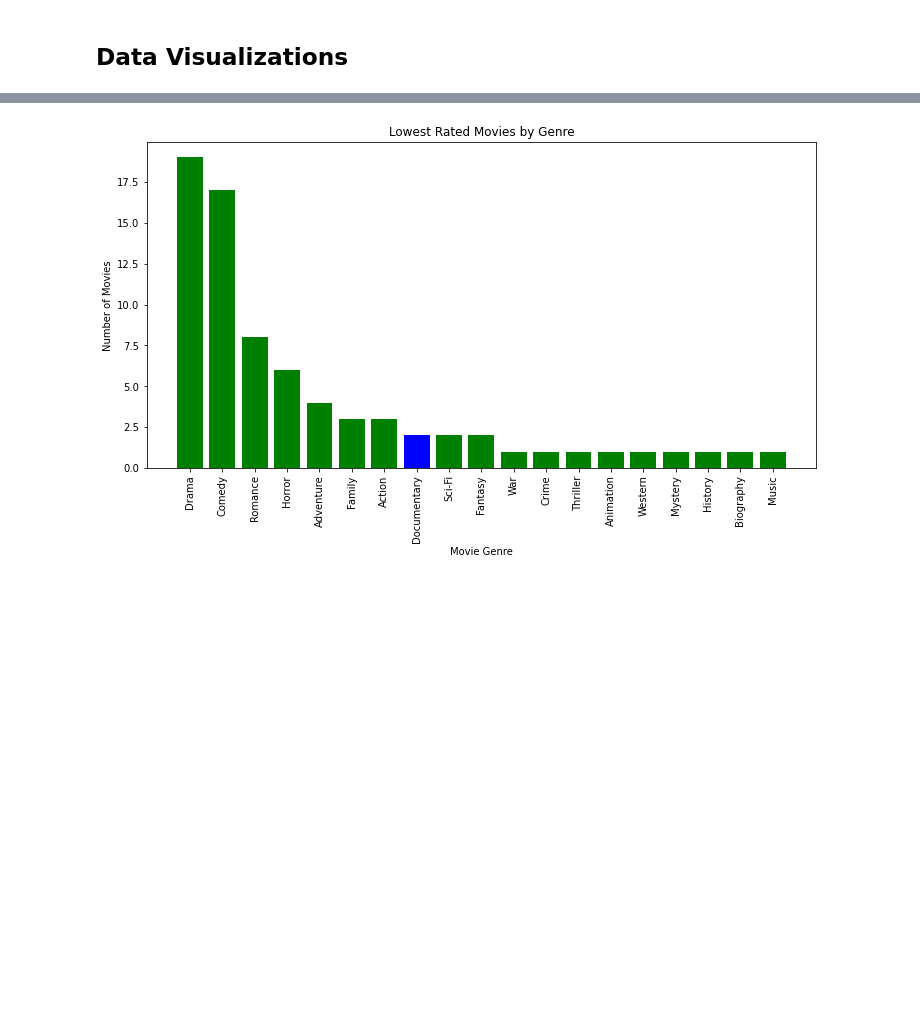
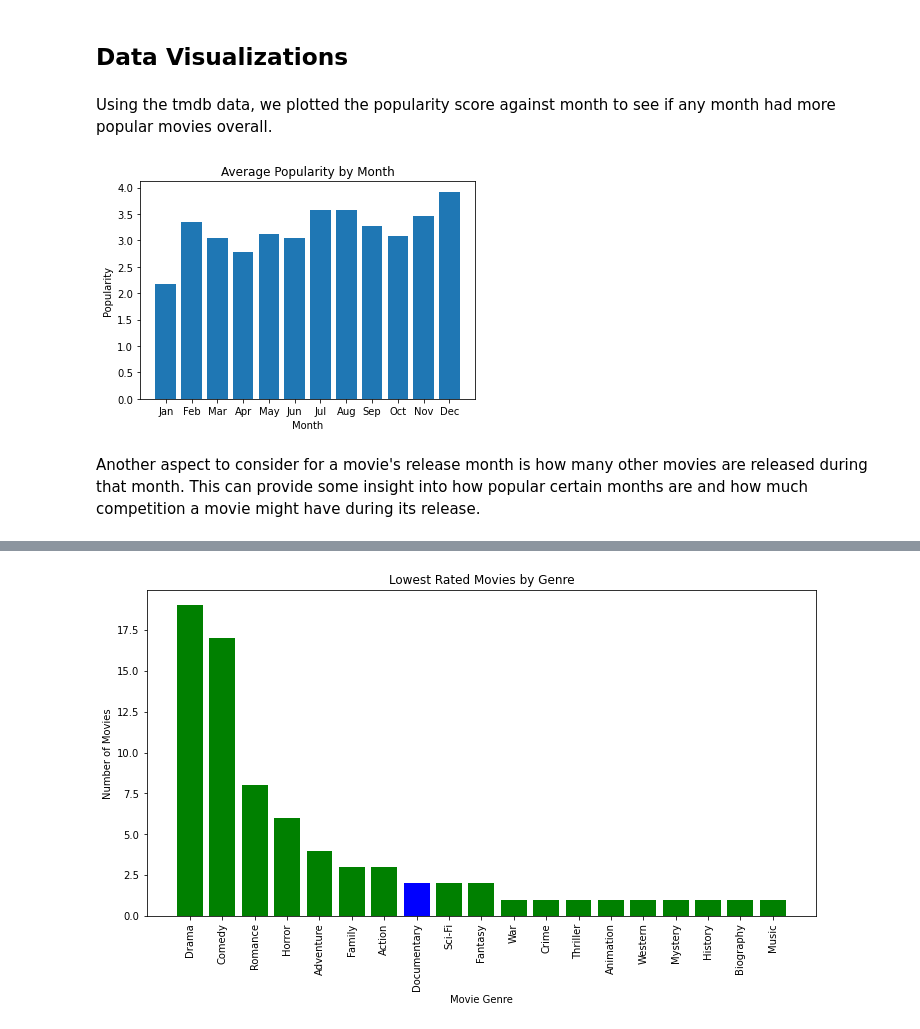
Before and after one commit to jlc0512/dsc-phase-1-project-Microsoft-Movie-Studios, a Jupyter notebook: student.ipynb, the cells around one changed output, grey strips where cells are left out. Saved outputs shown, nothing was run; the diff lists cells and outputs as text; code cells hidden in the pictures; blank space fills up the shorter version.

Commit message:
Added my working notebook's code and commentary into the project's final notebook

```diff
--- a/student.ipynb
+++ b/student.ipynb
@@ -32,0 +42,3 @@ con = sqlite3.connect('./zippedData/im.db')
+# %%
+#tmdb.movies.csv.gz
+tmdb = pd.read_csv('./zippedData/tmdb.movies.csv.gz')
@@ -96,0 +188,4 @@ Here we clean and analyze our data to help make our recomendations.
+# %%
+#create a new column 'release_month' (string) with just the month
+tmdb['release_month'] = tmdb['release_date'].str[5:7]
+tmdb.head()
@@ -96,0 +199,3 @@ Here we clean and analyze our data to help make our recomendations.
+# %%
+grouped_tmdb = tmdb.groupby('release_month')
+grouped_tmdb.mean()
@@ -593,3 +1055,17 @@ bottom_genre_counts_df
 | 18 | Music | 1 |
 # %% [markdown]
 ## Data Visualizations
+# %% [markdown]
+Using the tmdb data, we plotted the popularity score against month to see if any month had more popular movies overall.
+# %%
+months = ['Jan', 'Feb', 'Mar', 'Apr', 'May', 'Jun', 'Jul', 'Aug', 'Sep', 'Oct', 'Nov', 'Dec']
+
+fig, ax = plt.subplots()
+ax.bar(months, grouped_tmdb['popularity'].mean())
+ax.set_title('Average Popularity by Month')
+ax.set_xlabel('Month')
+ax.set_ylabel('Popularity');
+# %% [output]
+[figure, added]
+# %% [markdown]
+Another aspect to consider for a movie's release month is how many other movies are released during that month. This can provide some insight into how popular certain months are and how much competition a movie might have during its release.
```
Also changed, not shown: parts of 54 cells of this notebook, 1 other file.
